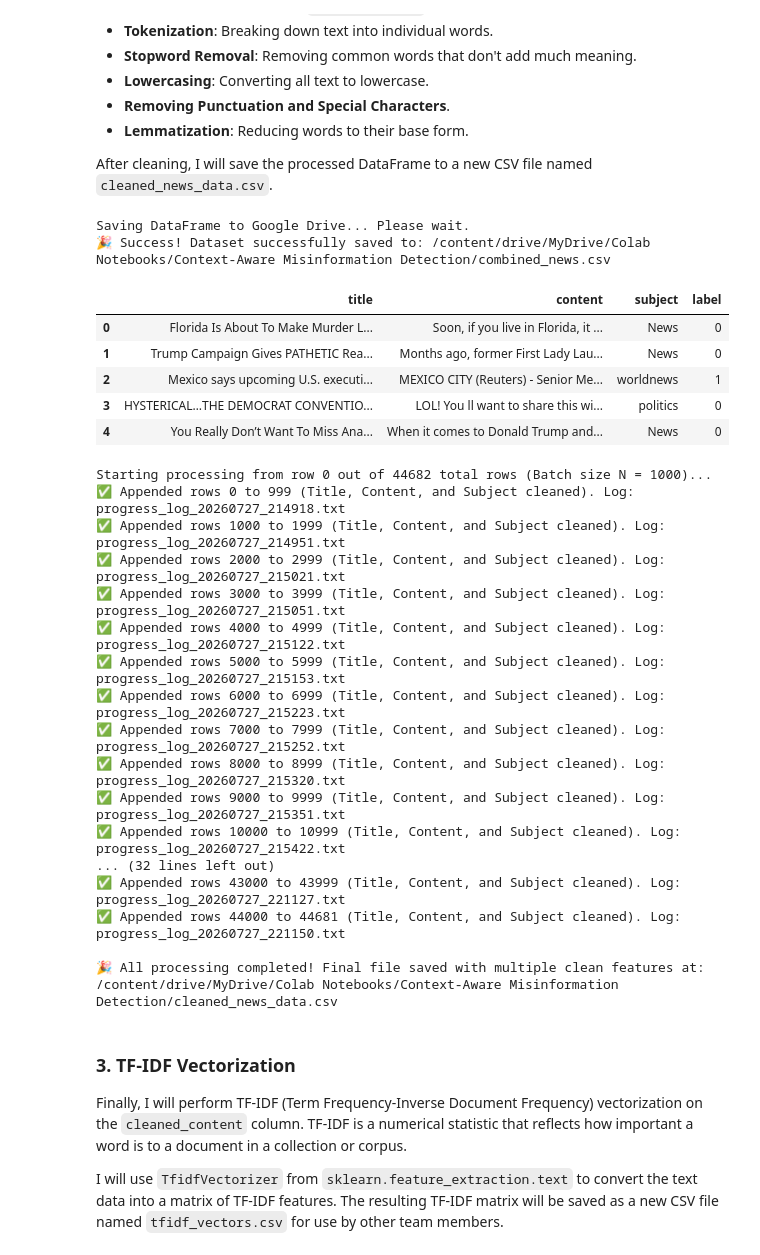
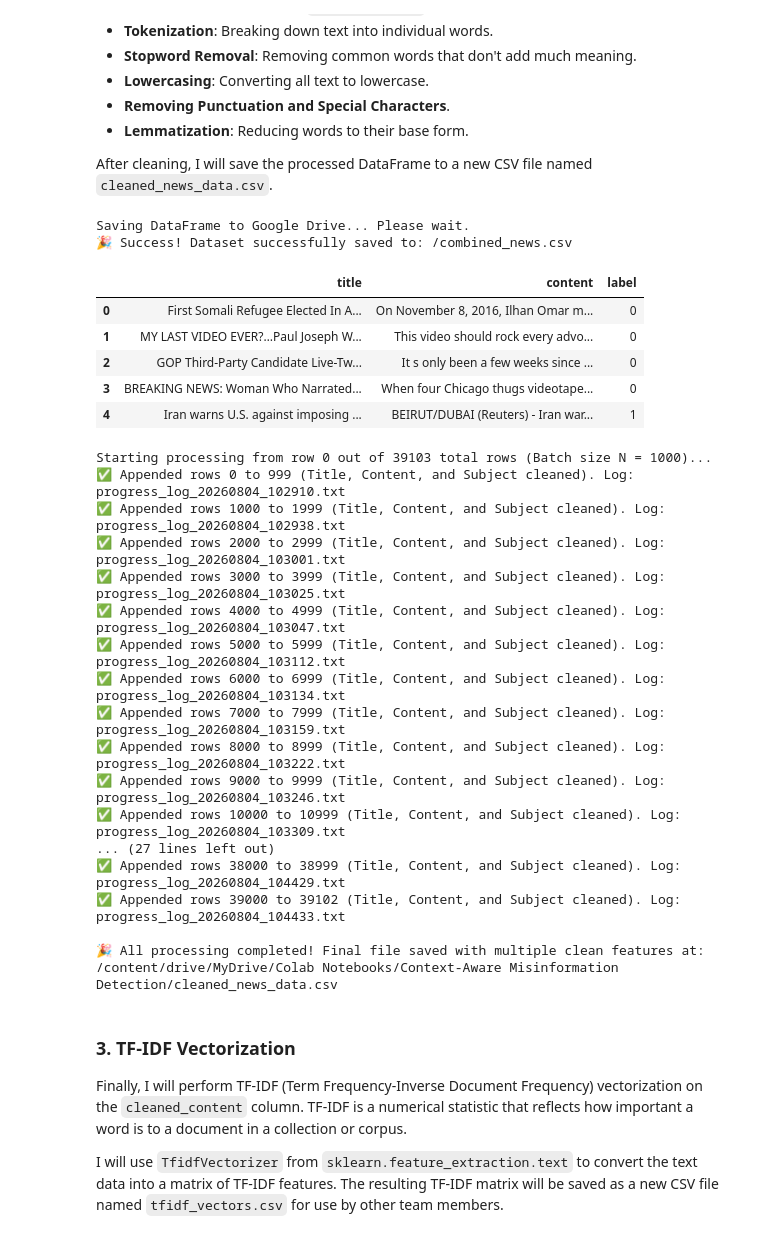
Before and after one commit to ashok-bisht/Context-Aware_Misinformation_Detection_ML_and_Gen_AI, a Jupyter notebook: notebooks/1.0-eda-data-cleaning.ipynb, the cells around one changed output. Cells and saved outputs as stored; diff of their text form; code cells hidden in the pictures.

Commit message:
Removed subject field and cleaned publisher info.

```diff
--- a/notebooks/1.0-eda-data-cleaning.ipynb
+++ b/notebooks/1.0-eda-data-cleaning.ipynb
@@ -193,8 +254,8 @@ After cleaning, I will save the processed DataFrame to a new CSV file named `cle
 import os
 
 # 1. Define the Google Drive folder and file name
-drive_folder = '/content/drive/MyDrive/Colab Notebooks/Context-Aware Misinformation Detection/'
-csv_path = os.path.join(drive_folder, 'combined_news.csv')
+drive_folder = '/content/drive/MyDrive/Colab Notebooks/Context-Aware Misinformation Detection/clean files'
+combined_csv_path = os.path.join(clean_folder_path, '/combined_news.csv')
 
 # 2. Ensure the directory exists
 os.makedirs(drive_folder, exist_ok=True)
@@ -202,25 +263,25 @@ os.makedirs(drive_folder, exist_ok=True)
 print("Saving DataFrame to Google Drive... Please wait.")
 
 # 3. Save to CSV (index=False prevents pandas from adding an extra row numbers column)
-df_combined.to_csv(csv_path, index=False)
+df_combined.to_csv(combined_csv_path, index=False)
 
-print(f"🎉 Success! Dataset successfully saved to: {final_csv_path}")
+print(f"🎉 Success! Dataset successfully saved to: {combined_csv_path}")
 # %% [output]
 Saving DataFrame to Google Drive... Please wait.
-🎉 Success! Dataset successfully saved to: /content/drive/MyDrive/Colab Notebooks/Context-Aware Misinformation Detection/combined_news.csv
+🎉 Success! Dataset successfully saved to: /combined_news.csv
 # %%
 #load the DF from the drive
 import pandas as pd
 #pd.set_option('display.max_colwidth', 50)
-df_combined = pd.read_csv('/content/drive/MyDrive/Colab Notebooks/Context-Aware Misinformation Detection/combined_news.csv')
+df_combined = pd.read_csv(combined_csv_path)
 df_combined.head()
 # %% [output]
-|  | title | content | subject | label |
-| 0 | Florida Is About To Make Murder L... | Soon, if you live in Florida, it ... | News | 0 |
-| 1 | Trump Campaign Gives PATHETIC Rea... | Months ago, former First Lady Lau... | News | 0 |
-| 2 | Mexico says upcoming U.S. executi... | MEXICO CITY (Reuters) - Senior Me... | worldnews | 1 |
-| 3 | HYSTERICAL…THE DEMOCRAT CONVENTIO... | LOL! You ll want to share this wi... | politics | 0 |
-| 4 | You Really Don’t Want To Miss Ana... | When it comes to Donald Trump and... | News | 0 |
+|  | title | content | label |
+| 0 | First Somali Refugee Elected In A... | On November 8, 2016, Ilhan Omar m... | 0 |
+| 1 | MY LAST VIDEO EVER?…Paul Joseph W... | This video should rock every advo... | 0 |
+| 2 | GOP Third-Party Candidate Live-Tw... | It s only been a few weeks since ... | 0 |
+| 3 | BREAKING NEWS: Woman Who Narrated... | When four Chicago thugs videotape... | 0 |
+| 4 | Iran warns U.S. against imposing ... | BEIRUT/DUBAI (Reuters) - Iran war... | 1 |
 # %%
 import os
 from datetime import datetime
@@ -267,11 +328,6 @@ for start in range(START_ROW, total_rows, N):
     content_texts = batch_df['content'].fillna("").astype(str).str.lower().tolist()
     batch_df['cleaned_content'] = clean_text_list(content_texts)
 
-    # --- PROCESS COLUMN 3: SUBJECT ---
-    # Subject fields are usually single words/categories, cleaning keeps them uniform
-    subject_texts = batch_df['subject'].fillna("").astype(str).str.lower().tolist()
-    batch_df['cleaned_subject'] = clean_text_list(subject_texts)
-
     # 4. Save to CSV in Append Mode
     if start == 0 and not os.path.exists(final_csv_path):
         batch_df.to_csv(final_csv_path, index=False, mode='w')
@@ -299,21 +355,21 @@ for start in range(START_ROW, total_rows, N):
 
 print(f"\n🎉 All processing completed! Final file saved with multiple clean features at: {final_csv_path}")
 # %% [output]
-Starting processing from row 0 out of 44682 total rows (Batch size N = 1000)...
-✅ Appended rows 0 to 999 (Title, Content, and Subject cleaned). Log: progress_log_20260727_214918.txt
-✅ Appended rows 1000 to 1999 (Title, Content, and Subject cleaned). Log: progress_log_20260727_214951.txt
-✅ Appended rows 2000 to 2999 (Title, Content, and Subject cleaned). Log: progress_log_20260727_215021.txt
-✅ Appended rows 3000 to 3999 (Title, Content, and Subject cleaned). Log: progress_log_20260727_215051.txt
-✅ Appended rows 4000 to 4999 (Title, Content, and Subject cleaned). Log: progress_log_20260727_215122.txt
-✅ Appended rows 5000 to 5999 (Title, Content, and Subject cleaned). Log: progress_log_20260727_215153.txt
-✅ Appended rows 6000 to 6999 (Title, Content, and Subject cleaned). Log: progress_log_20260727_215223.txt
-✅ Appended rows 7000 to 7999 (Title, Content, and Subject cleaned). Log: progress_log_20260727_215252.txt
-✅ Appended rows 8000 to 8999 (Title, Content, and Subject cleaned). Log: progress_log_20260727_215320.txt
-✅ Appended rows 9000 to 9999 (Title, Content, and Subject cleaned). Log: progress_log_20260727_215351.txt
-✅ Appended rows 10000 to 10999 (Title, Content, and Subject cleaned). Log: progress_log_20260727_215422.txt
-... (32 lines left out)
-✅ Appended rows 43000 to 43999 (Title, Content, and Subject cleaned). Log: progress_log_20260727_221127.txt
-✅ Appended rows 44000 to 44681 (Title, Content, and Subject cleaned). Log: progress_log_20260727_221150.txt
+Starting processing from row 0 out of 39103 total rows (Batch size N = 1000)...
+✅ Appended rows 0 to 999 (Title, Content, and Subject cleaned). Log: progress_log_20260804_102910.txt
+✅ Appended rows 1000 to 1999 (Title, Content, and Subject cleaned). Log: progress_log_20260804_102938.txt
+✅ Appended rows 2000 to 2999 (Title, Content, and Subject cleaned). Log: progress_log_20260804_103001.txt
+✅ Appended rows 3000 to 3999 (Title, Content, and Subject cleaned). Log: progress_log_20260804_103025.txt
+✅ Appended rows 4000 to 4999 (Title, Content, and Subject cleaned). Log: progress_log_20260804_103047.txt
+✅ Appended rows 5000 to 5999 (Title, Content, and Subject cleaned). Log: progress_log_20260804_103112.txt
+✅ Appended rows 6000 to 6999 (Title, Content, and Subject cleaned). Log: progress_log_20260804_103134.txt
+✅ Appended rows 7000 to 7999 (Title, Content, and Subject cleaned). Log: progress_log_20260804_103159.txt
+✅ Appended rows 8000 to 8999 (Title, Content, and Subject cleaned). Log: progress_log_20260804_103222.txt
+✅ Appended rows 9000 to 9999 (Title, Content, and Subject cleaned). Log: progress_log_20260804_103246.txt
+✅ Appended rows 10000 to 10999 (Title, Content, and Subject cleaned). Log: progress_log_20260804_103309.txt
+... (27 lines left out)
+✅ Appended rows 38000 to 38999 (Title, Content, and Subject cleaned). Log: progress_log_20260804_104429.txt
+✅ Appended rows 39000 to 39102 (Title, Content, and Subject cleaned). Log: progress_log_20260804_104433.txt
 
 🎉 All processing completed! Final file saved with multiple clean features at: /content/drive/MyDrive/Colab Notebooks/Context-Aware Misinformation Detection/cleaned_news_data.csv
 # %% [markdown]
```
Also changed, not shown: parts of 9 cells of this notebook.
